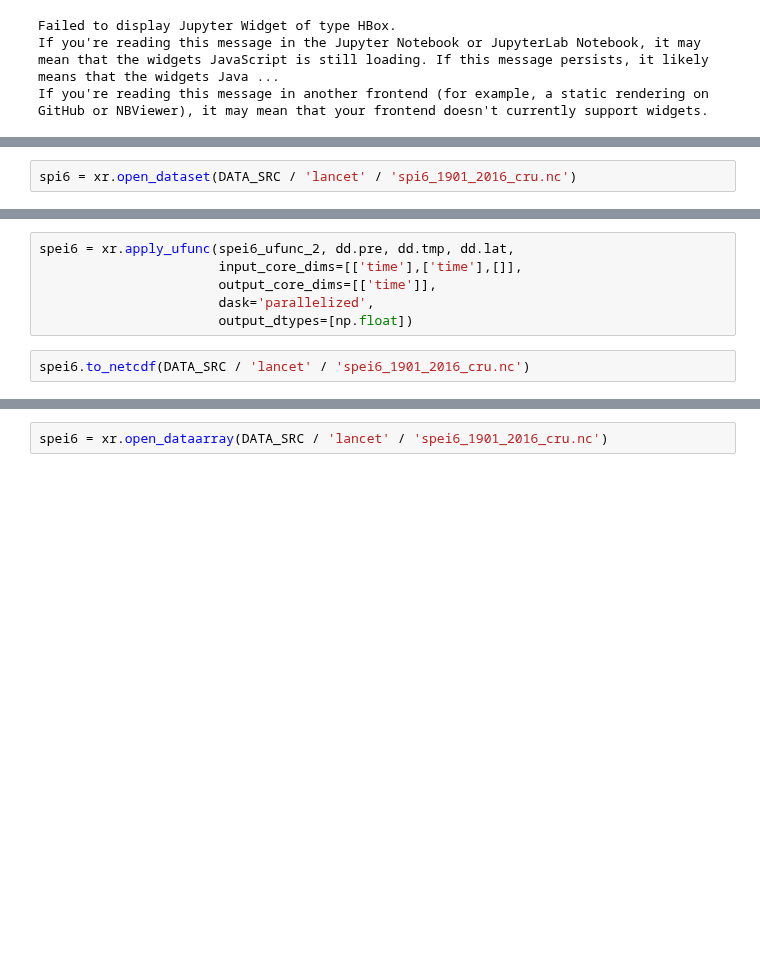
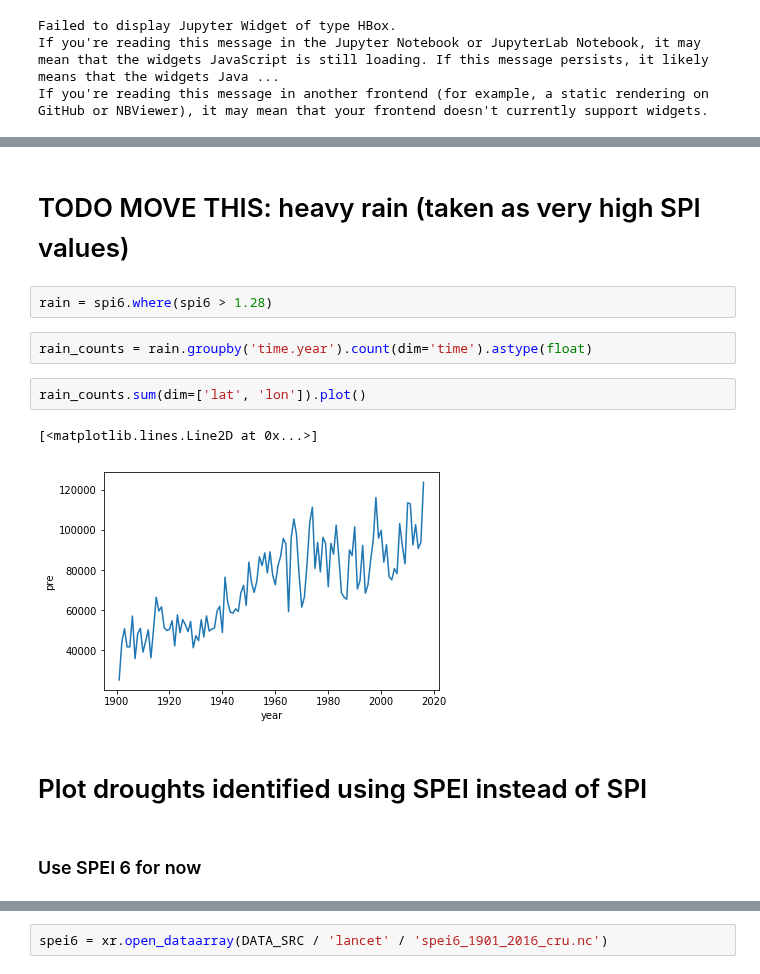
Before and after one commit to mangecoeur/health-climate-exposure, a Jupyter notebook: 1.4 Drought exposure.ipynb, the cells around one changed output, grey strips where cells are left out. Cells and saved outputs as stored; diff of their text form; blank space fills up the shorter version.

```diff
--- a/1.4 Drought exposure.ipynb
+++ b/1.4 Drought exposure.ipynb
@@ -174,2 +154,0 @@ spi6.to_netcdf(DATA_SRC / 'lancet' / 'spi6_1901_2016_cru.nc')
-# %%
-spi6 = xr.open_dataset(DATA_SRC / 'lancet' / 'spi6_1901_2016_cru.nc')
@@ -228,8 +155,15 @@ def spei3_ufunc(precips_mm, temperatures, lat):
-# %%
-spei6 = xr.apply_ufunc(spei6_ufunc_2, dd.pre, dd.tmp, dd.lat,
-                       input_core_dims=[['time'],['time'],[]],
-                       output_core_dims=[['time']],
-                       dask='parallelized',
-                       output_dtypes=[np.float])
-# %%
-spei6.to_netcdf(DATA_SRC / 'lancet' / 'spei6_1901_2016_cru.nc')
+# %% [markdown]
+# TODO MOVE THIS: heavy rain (taken as very high SPI values)
+# %%
+rain = spi6.where(spi6 > 1.28)
+# %%
+rain_counts = rain.groupby('time.year').count(dim='time').astype(float)
+# %%
+rain_counts.sum(dim=['lat', 'lon']).plot()
+# %% [output]
+[<matplotlib.lines.Line2D at 0x...>]
+[figure, added]
+# %% [markdown]
+# Plot droughts identified using SPEI instead of SPI
+# %% [markdown]
+### Use SPEI 6 for now
```
Also changed, not shown: parts of 36 cells of this notebook, 2 other files.
